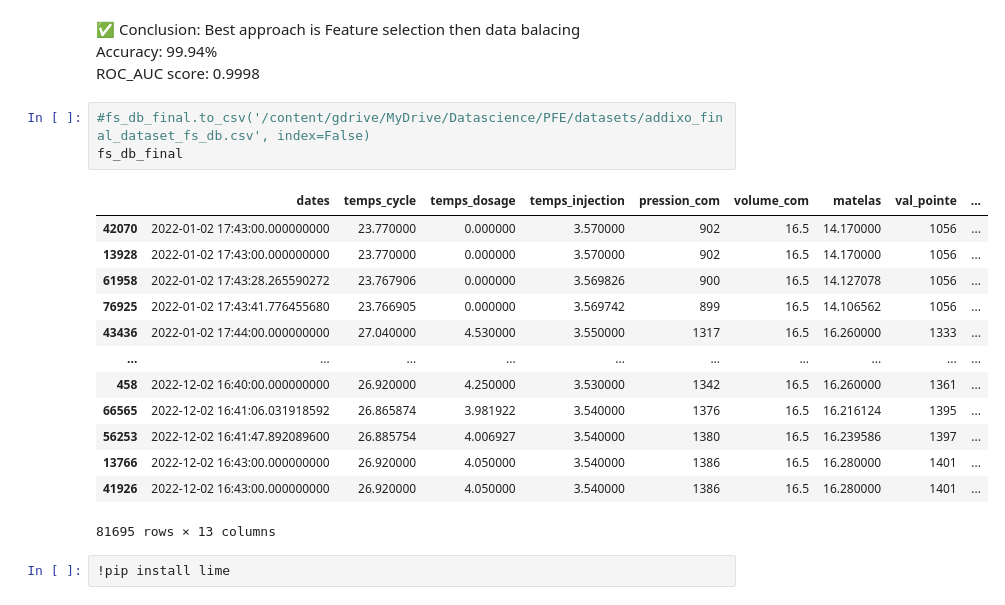
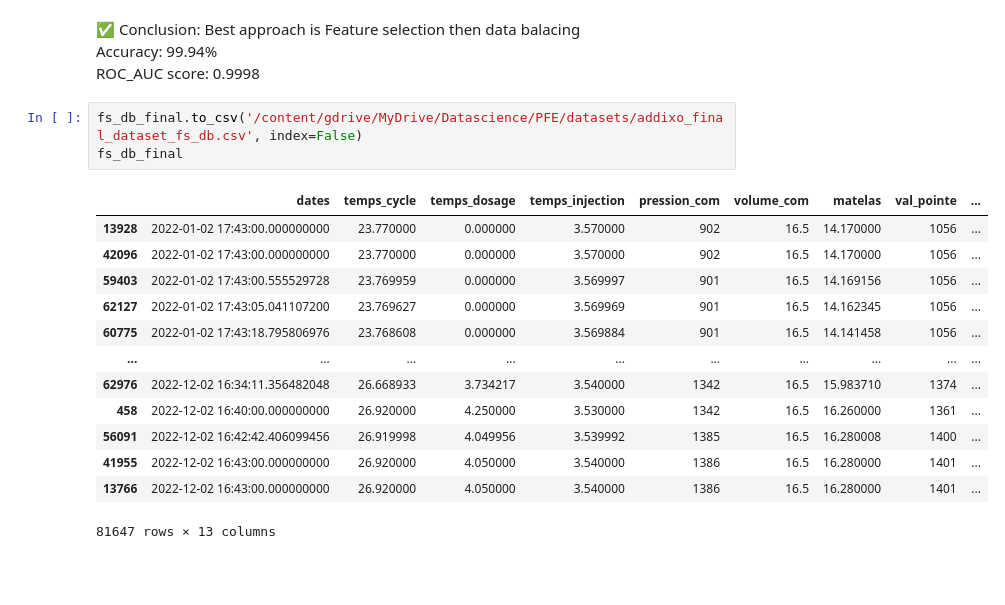
Before and after one commit to Malekkamoua/Quality-prediction-industry-4.0, a Jupyter notebook: .addixo/4_Feature_selection_&_data_balancing.ipynb, the cells around one changed output. Saved outputs shown, nothing was run; the diff lists cells and outputs as text; blank space fills up the shorter version.

```diff
--- a/.addixo/4_Feature_selection_&_data_balancing.ipynb
+++ b/.addixo/4_Feature_selection_&_data_balancing.ipynb
@@ -346,21 +277,19 @@ _______________________________________________
 Accuracy: 99.94% <br>
 ROC_AUC score: 0.9998
 # %%
-#fs_db_final.to_csv('/content/gdrive/MyDrive/Datascience/PFE/datasets/addixo_final_dataset_fs_db.csv', index=False)
+fs_db_final.to_csv('/content/gdrive/MyDrive/Datascience/PFE/datasets/addixo_final_dataset_fs_db.csv', index=False)
 fs_db_final
 # %% [output]
 |  | dates | temps_cycle | temps_dosage | temps_injection | pression_com | volume_com | matelas | val_pointe | ... |
-| 42070 | 2022-01-02 17:43:00.000000000 | 23.770000 | 0.000000 | 3.570000 | 902 | 16.5 | 14.170000 | 1056 | ... |
 | 13928 | 2022-01-02 17:43:00.000000000 | 23.770000 | 0.000000 | 3.570000 | 902 | 16.5 | 14.170000 | 1056 | ... |
-| 61958 | 2022-01-02 17:43:28.265590272 | 23.767906 | 0.000000 | 3.569826 | 900 | 16.5 | 14.127078 | 1056 | ... |
-| 76925 | 2022-01-02 17:43:41.776455680 | 23.766905 | 0.000000 | 3.569742 | 899 | 16.5 | 14.106562 | 1056 | ... |
-| 43436 | 2022-01-02 17:44:00.000000000 | 27.040000 | 4.530000 | 3.550000 | 1317 | 16.5 | 16.260000 | 1333 | ... |
+| 42096 | 2022-01-02 17:43:00.000000000 | 23.770000 | 0.000000 | 3.570000 | 902 | 16.5 | 14.170000 | 1056 | ... |
+| 59403 | 2022-01-02 17:43:00.555529728 | 23.769959 | 0.000000 | 3.569997 | 901 | 16.5 | 14.169156 | 1056 | ... |
+| 62127 | 2022-01-02 17:43:05.041107200 | 23.769627 | 0.000000 | 3.569969 | 901 | 16.5 | 14.162345 | 1056 | ... |
+| 60775 | 2022-01-02 17:43:18.795806976 | 23.768608 | 0.000000 | 3.569884 | 901 | 16.5 | 14.141458 | 1056 | ... |
 | ... | ... | ... | ... | ... | ... | ... | ... | ... | ... |
+| 62976 | 2022-12-02 16:34:11.356482048 | 26.668933 | 3.734217 | 3.540000 | 1342 | 16.5 | 15.983710 | 1374 | ... |
 | 458 | 2022-12-02 16:40:00.000000000 | 26.920000 | 4.250000 | 3.530000 | 1342 | 16.5 | 16.260000 | 1361 | ... |
-| 66565 | 2022-12-02 16:41:06.031918592 | 26.865874 | 3.981922 | 3.540000 | 1376 | 16.5 | 16.216124 | 1395 | ... |
-| 56253 | 2022-12-02 16:41:47.892089600 | 26.885754 | 4.006927 | 3.540000 | 1380 | 16.5 | 16.239586 | 1397 | ... |
+| 56091 | 2022-12-02 16:42:42.406099456 | 26.919998 | 4.049956 | 3.539992 | 1385 | 16.5 | 16.280008 | 1400 | ... |
+| 41955 | 2022-12-02 16:43:00.000000000 | 26.920000 | 4.050000 | 3.540000 | 1386 | 16.5 | 16.280000 | 1401 | ... |
 | 13766 | 2022-12-02 16:43:00.000000000 | 26.920000 | 4.050000 | 3.540000 | 1386 | 16.5 | 16.280000 | 1401 | ... |
-| 41926 | 2022-12-02 16:43:00.000000000 | 26.920000 | 4.050000 | 3.540000 | 1386 | 16.5 | 16.280000 | 1401 | ... |
-81695 rows × 13 columns
+81647 rows × 13 columns
-# %%
-!pip install lime
```
Also changed, not shown: parts of 19 cells of this notebook.
